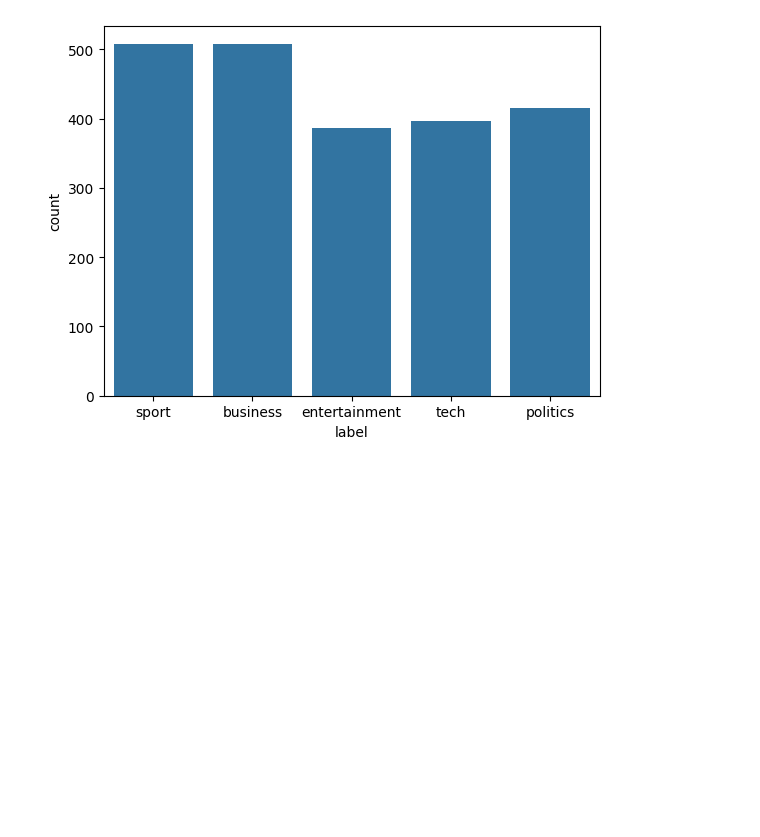
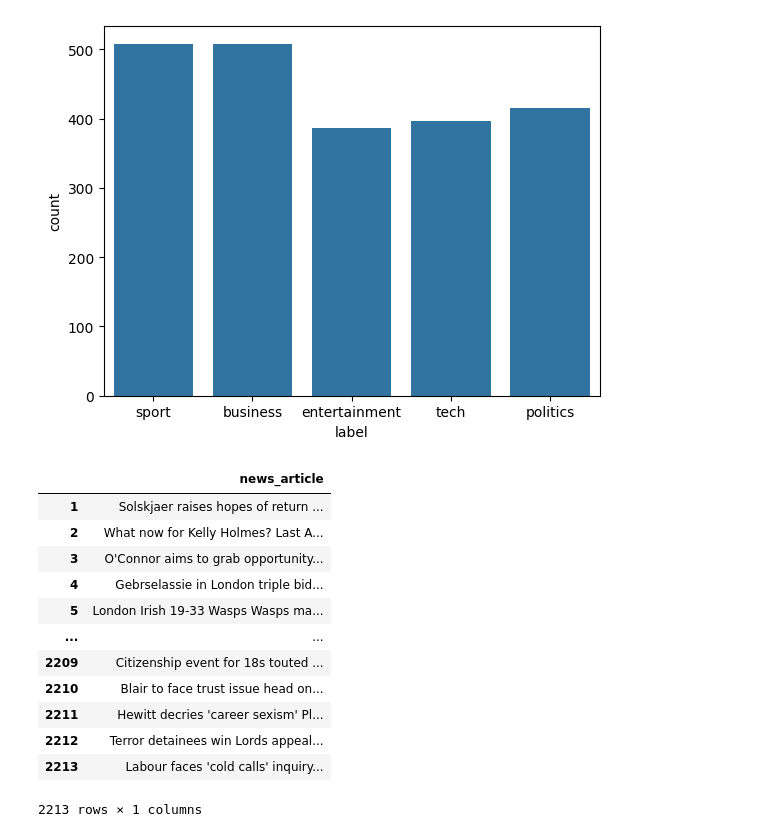
Before and after one commit to Raph4sure/Naive-Bayes-Machine-Learning-Model, a Jupyter notebook: code.ipynb, the cells around one changed output. Drawn from its saved outputs; the diff is of its cells as text; code cells hidden in the pictures; blank space fills up the shorter version.

```diff
--- a/code.ipynb
+++ b/code.ipynb
@@ -83,3 +83,22 @@ sns.countplot(data=df, x='label')
 # %% [output]
 <Axes: xlabel='label', ylabel='count'>
 [figure]
+# %%
+y = df['label']
+X = df[['news_article']]
+
+X
+# %% [output]
+|  | news_article |
+| 1 | Solskjaer raises hopes of return ... |
+| 2 | What now for Kelly Holmes? Last A... |
+| 3 | O'Connor aims to grab opportunity... |
+| 4 | Gebrselassie in London triple bid... |
+| 5 | London Irish 19-33 Wasps Wasps ma... |
+| ... | ... |
+| 2209 | Citizenship event for 18s touted ... |
+| 2210 | Blair to face trust issue head on... |
+| 2211 | Hewitt decries 'career sexism' Pl... |
+| 2212 | Terror detainees win Lords appeal... |
+| 2213 | Labour faces 'cold calls' inquiry... |
+2213 rows × 1 columns
```
Also changed, not shown: parts of 4 cells of this notebook.
